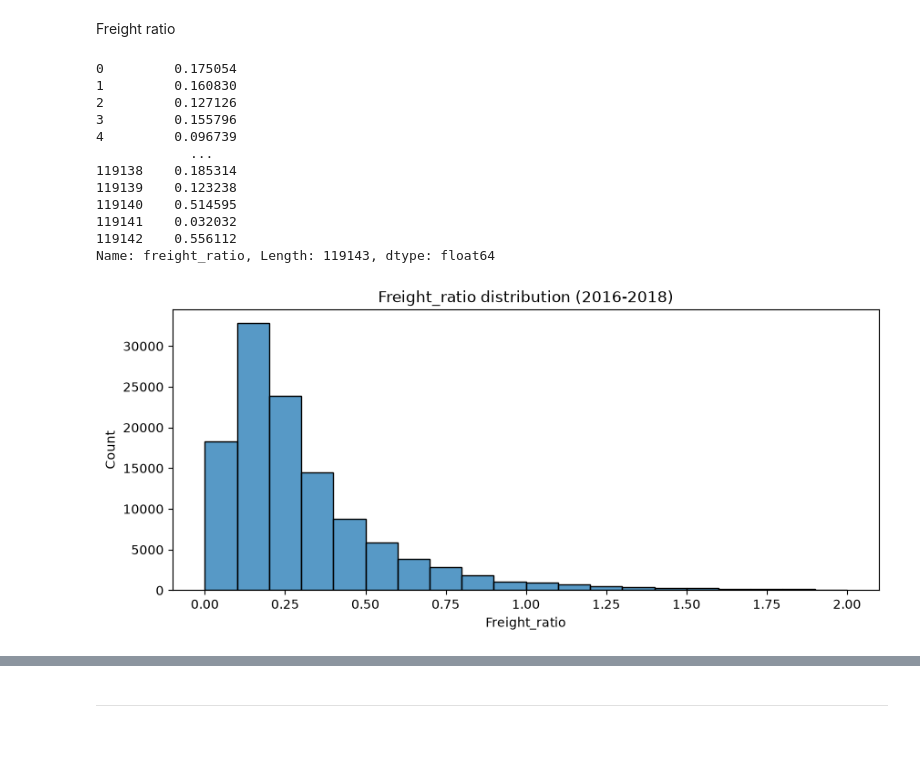
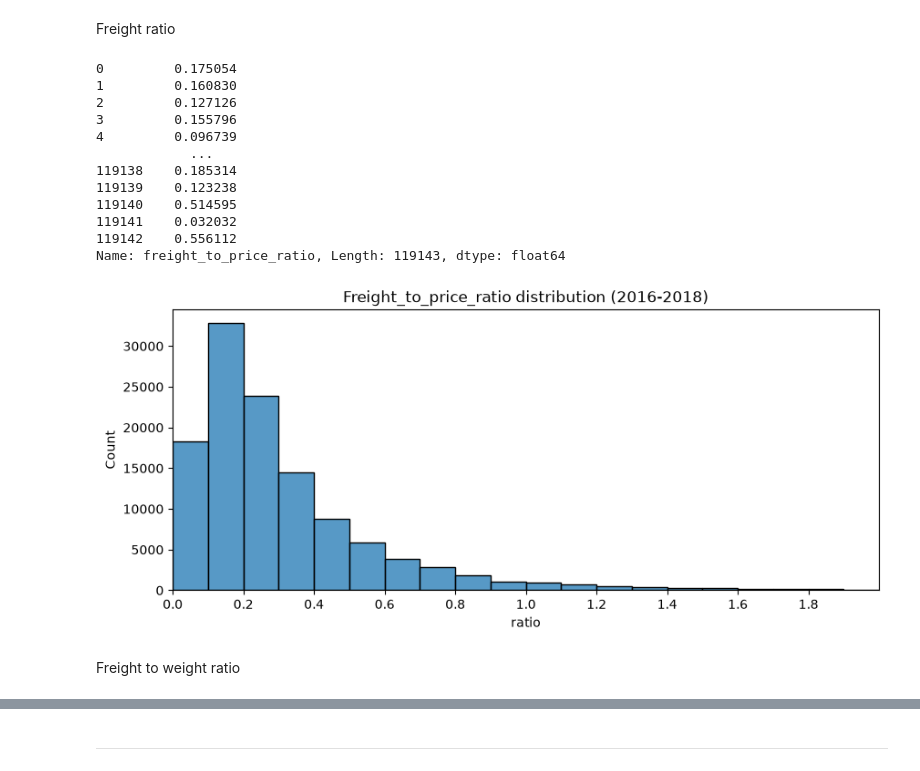
Before and after one commit to SilvanaKoga/tfm-uned-churn, a Jupyter notebook: Notebooks/EDA.ipynb, the cells around one changed output, grey strips where cells are left out. Cells and saved outputs as stored; diff of their text form; code cells hidden in the pictures; blank space fills up the shorter version.

```diff
--- a/Notebooks/EDA.ipynb
+++ b/Notebooks/EDA.ipynb
@@ -94,0 +125,9 @@ olist_df[in_list].describe()
+# %%
+# Timestamp data summary
+
+dates_list = ['order_purchase_timestamp', 'order_approved_at','order_delivered_carrier_date', 'order_delivered_customer_date','order_estimated_delivery_date', 'shipping_limit_date', 'review_creation_date', 'review_answer_timestamp']
+
+for datecol in dates_list:
+    olist_df[datecol] = pd.to_datetime(olist_df[datecol])
+
+olist_df[dates_list].describe(include= ["datetime"])
@@ -222,10 +329,10 @@ plt.show()
 # %% [markdown]
 Freight ratio
 # %%
-olist_df["freight_ratio"] = olist_df["freight_value"]/olist_df["price"]
+olist_df["freight_to_price_ratio"] = olist_df["freight_value"]/olist_df["price"]
 
 
-olist_df["freight_ratio"]
+olist_df["freight_to_price_ratio"]
 # %% [output]
 0         0.175054
 1         0.160830
@@ -238,15 +345,18 @@ olist_df["freight_ratio"]
 119140    0.514595
 119141    0.032032
 119142    0.556112
-Name: freight_ratio, Length: 119143, dtype: float64
+Name: freight_to_price_ratio, Length: 119143, dtype: float64
 # %%
 plt.figure(figsize= (10,4))
-sns.histplot(data = olist_df, x = "freight_ratio", binwidth= 0.1, binrange= (0,2))
+sns.histplot(data = olist_df, x = "freight_to_price_ratio", binwidth= 0.1, binrange= (0,2))
 
-
-plt.title("Freight_ratio distribution (2016-2018)")
-plt.xlabel("Freight_ratio")
+plt.xlim((0,2))
+plt.xticks(np.arange(0.0,2,0.2))
+plt.title("Freight_to_price_ratio distribution (2016-2018)")
+plt.xlabel("ratio")
 
 plt.show()
 # %% [output]
-[figure, old version]
+[figure, new version]
+# %% [markdown]
+Freight to weight ratio
```
Also changed, not shown: parts of 21 cells of this notebook, 4 other files.
